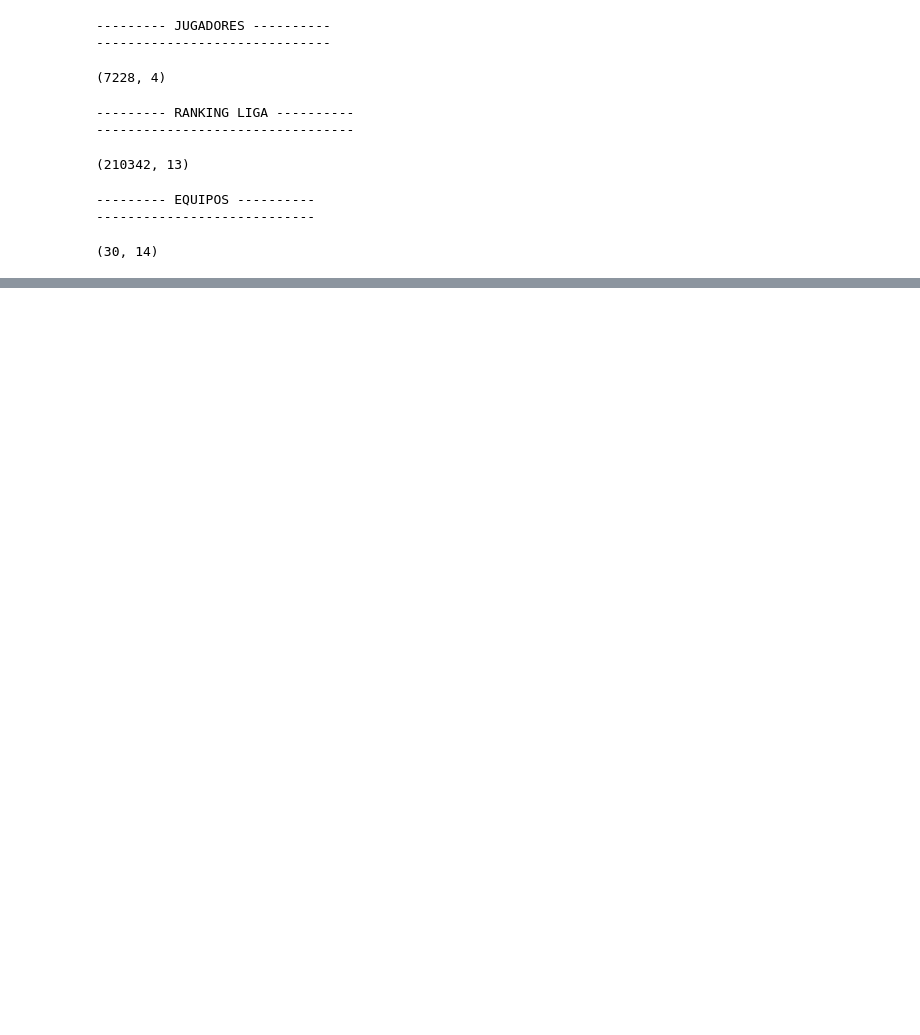
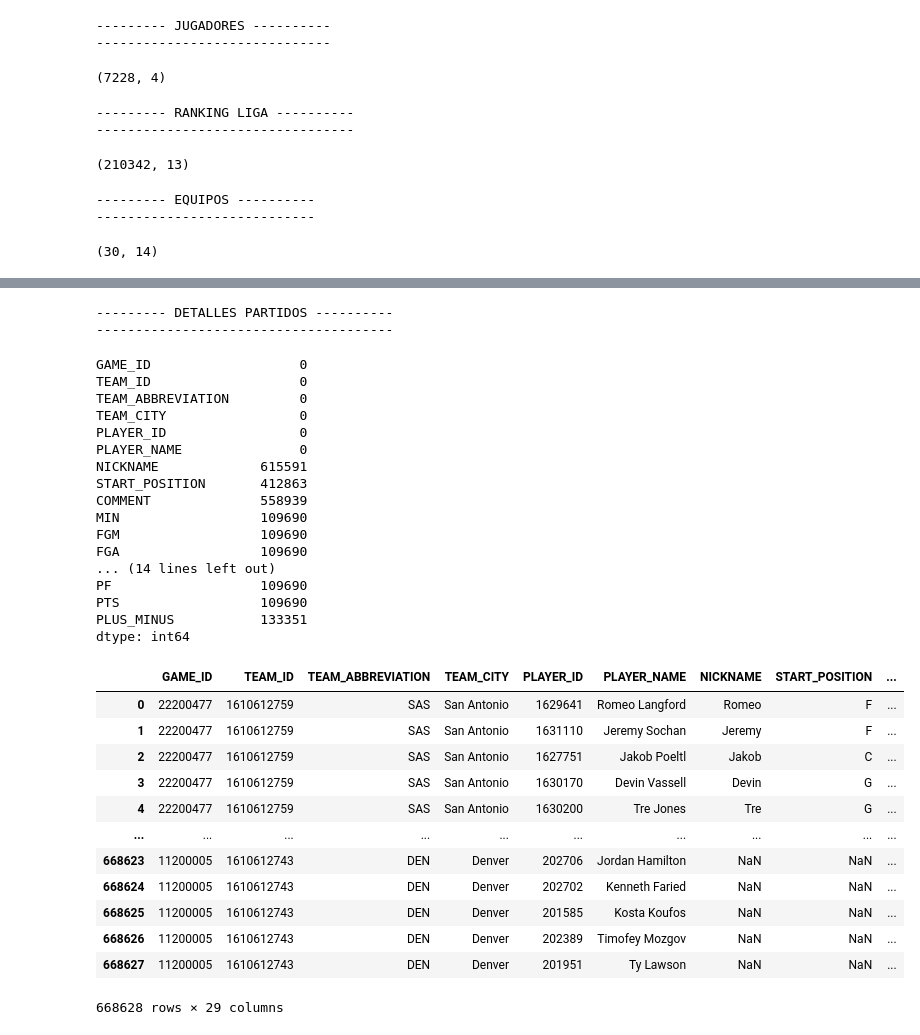
Before and after one commit to dcristobalhMad/ml-entrega2, a Jupyter notebook: _sources/entrega.ipynb, the cells around one changed output, grey strips where cells are left out. Cells and saved outputs as stored; diff of their text form; code cells hidden in the pictures; blank space fills up the shorter version.

```diff
--- a/_sources/entrega.ipynb
+++ b/_sources/entrega.ipynb
@@ -125,0 +264,38 @@ display(df_teams.shape)
+# %%
+print("--------- DETALLES PARTIDOS ----------")
+print("--------------------------------------")
+display(df_games_details.isnull().sum())
+display(df_games_details[df_games_details.isna().any(axis=1)])
+# %% [output]
+--------- DETALLES PARTIDOS ----------
+--------------------------------------
+GAME_ID                   0
+TEAM_ID                   0
+TEAM_ABBREVIATION         0
+TEAM_CITY                 0
+PLAYER_ID                 0
+PLAYER_NAME               0
+NICKNAME             615591
+START_POSITION       412863
+COMMENT              558939
+MIN                  109690
+FGM                  109690
+FGA                  109690
+... (14 lines left out)
+PF                   109690
+PTS                  109690
+PLUS_MINUS           133351
+dtype: int64
+|  | GAME_ID | TEAM_ID | TEAM_ABBREVIATION | TEAM_CITY | PLAYER_ID | PLAYER_NAME | NICKNAME | START_POSITION | ... |
+| 0 | 22200477 | 1610612759 | SAS | San Antonio | 1629641 | Romeo Langford | Romeo | F | ... |
+| 1 | 22200477 | 1610612759 | SAS | San Antonio | 1631110 | Jeremy Sochan | Jeremy | F | ... |
+| 2 | 22200477 | 1610612759 | SAS | San Antonio | 1627751 | Jakob Poeltl | Jakob | C | ... |
+| 3 | 22200477 | 1610612759 | SAS | San Antonio | 1630170 | Devin Vassell | Devin | G | ... |
+| 4 | 22200477 | 1610612759 | SAS | San Antonio | 1630200 | Tre Jones | Tre | G | ... |
+| ... | ... | ... | ... | ... | ... | ... | ... | ... | ... |
+| 668623 | 11200005 | 1610612743 | DEN | Denver | 202706 | Jordan Hamilton | NaN | NaN | ... |
+| 668624 | 11200005 | 1610612743 | DEN | Denver | 202702 | Kenneth Faried | NaN | NaN | ... |
+| 668625 | 11200005 | 1610612743 | DEN | Denver | 201585 | Kosta Koufos | NaN | NaN | ... |
+| 668626 | 11200005 | 1610612743 | DEN | Denver | 202389 | Timofey Mozgov | NaN | NaN | ... |
+| 668627 | 11200005 | 1610612743 | DEN | Denver | 201951 | Ty Lawson | NaN | NaN | ... |
+668628 rows × 29 columns
```
Also changed, not shown: parts of 8 cells of this notebook, 2 other files.
